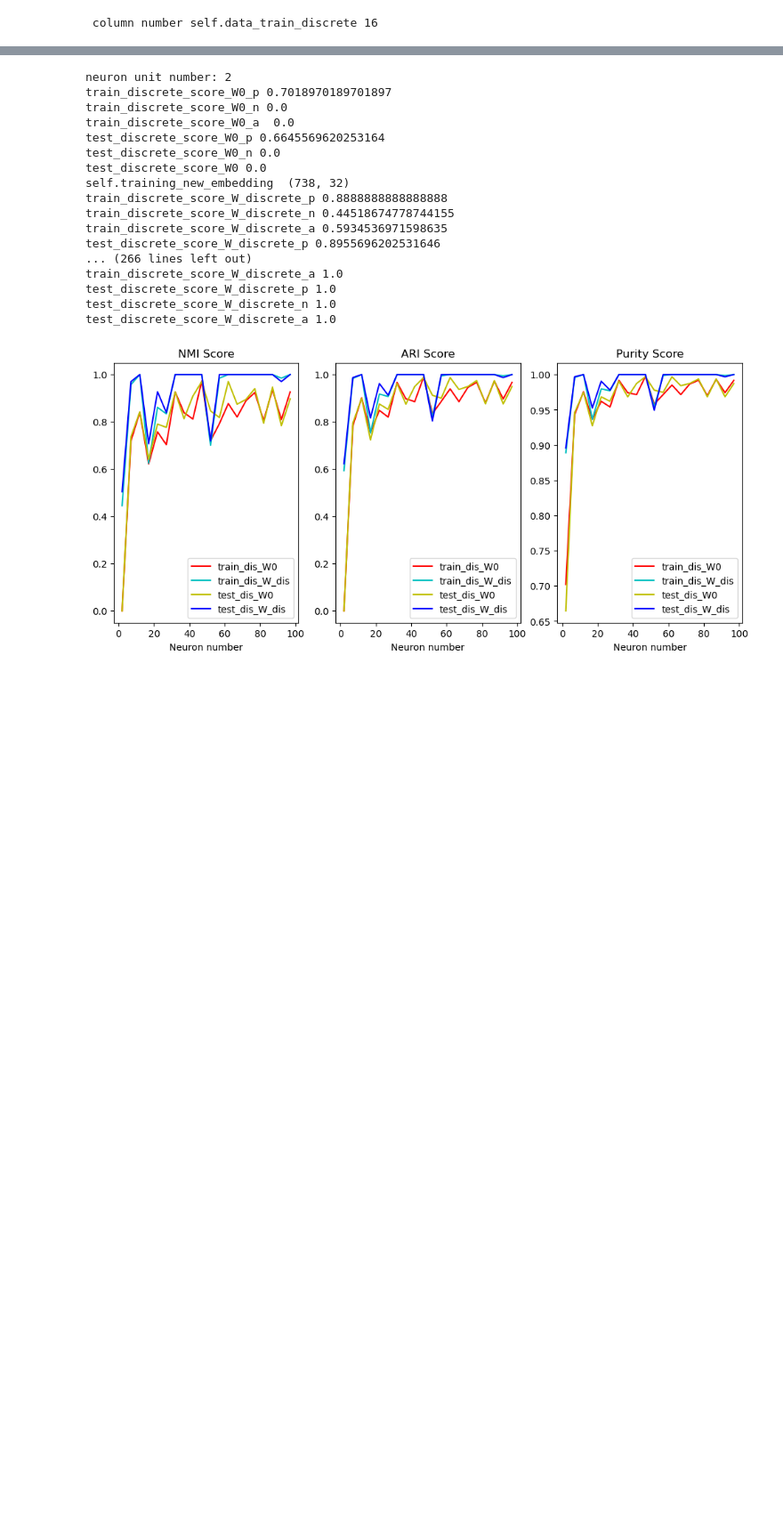
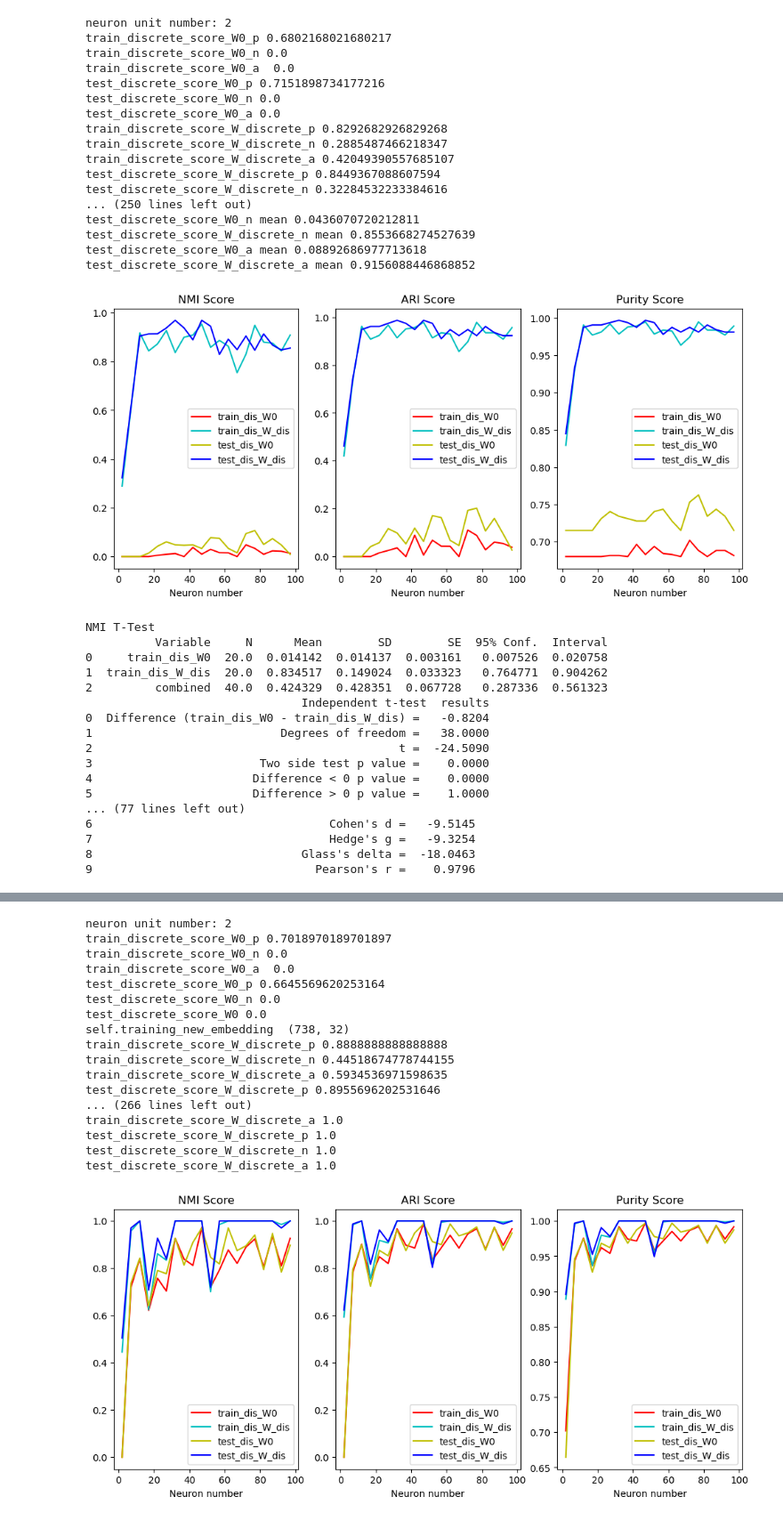
Before and after one commit to foolishfool/JupyterNotebook, a Jupyter notebook: SOM/CDSOM_ToddlerAutism.ipynb, the cells around one changed output, grey strips where cells are left out. Shown at 89% size. Saved outputs shown, nothing was run; the diff lists cells and outputs as text; code cells hidden in the pictures; blank space fills up the shorter version.

```diff
--- a/SOM/CDSOM_ToddlerAutism.ipynb
+++ b/SOM/CDSOM_ToddlerAutism.ipynb
@@ -15,22 +15,76 @@ warnings.filterwarnings("ignore", category=np.VisibleDeprecationWarning)
 dataread = dataset_read.DATAREAD()
 # %%
 csv = pd.read_csv("Toddler Autism dataset July 2018.csv")
+csv_original_encode = csv
 
 
-dataread.stringToIntToddlerAutismDataSet(csv,"Sex")
-dataread.stringToIntToddlerAutismDataSet(csv,"Ethnicity")
-dataread.stringToIntToddlerAutismDataSet(csv,"Jaundice")
-dataread.stringToIntToddlerAutismDataSet(csv,"Family_mem_with_ASD")
-dataread.stringToIntToddlerAutismDataSet(csv,"Who completed the test")
-dataread.stringToIntToddlerAutismDataSet(csv,"Class/ASD Traits ")
+# class label do not need to onehot encoding, label ercoding will be OK
+dataread.label_encoding(csv_original_encode,"Class/ASD Traits ")
+#one hot encoding vs proposed
+dataread.binary_encoding(csv_original_encode,["Sex","Ethnicity","Jaundice","Family_mem_with_ASD","Who completed the test"])
+
+dataread.label_encoding(csv,"Sex")
+dataread.label_encoding(csv,"Ethnicity")
+dataread.label_encoding(csv,"Jaundice")
+dataread.label_encoding(csv,"Family_mem_with_ASD")
+dataread.label_encoding(csv,"Who completed the test")
+dataread.label_encoding(csv,"Class/ASD Traits ")
 
 
 csv_test = csv.sample(int(csv.shape[0]*0.3))
 csv_training = csv.drop(csv_test.index,axis = 0)
-dataread.initializedataset(csv,csv_training,csv_test,"Class/ASD Traits ")
 
-#print(dataread.data_test)
 
-#print(dataread.data_test_discrete_after_transfer)
+csv_test_original_encoded = dataread.original_encoding_data.sample(int(dataread.original_encoding_data.shape[0]*0.3))
+csv_training_original_encoded = dataread.original_encoding_data.drop(csv_test_original_encoded.index,axis = 0)
+
+dataread.initializedataset(csv,csv_training,csv_test,csv_training_original_encoded,csv_test_original_encoded,"Class/ASD Traits ")
-# %% [output]
- column number self.data_train_discrete 16
+# %%
+#base N encoding
+import experiment
+unstable_repeat_num= 30
+scope_num = 100
+class_num = 2
+dim_num = 7
+best_num = 48
+interval = 5
+
+
+experiment = experiment.Experiment()
+experiment.UTtest_Discrete_Continuous(dataread,False,class_num,best_num, scope_num,unstable_repeat_num,0,interval,1,3)
+# %% [output]
+neuron unit number: 2
+train_discrete_score_W0_p 0.6802168021680217
+train_discrete_score_W0_n 0.0
+train_discrete_score_W0_a  0.0
+test_discrete_score_W0_p 0.7151898734177216
+test_discrete_score_W0_n 0.0
+test_discrete_score_W0_a 0.0
+train_discrete_score_W_discrete_p 0.8292682926829268
+train_discrete_score_W_discrete_n 0.2885487466218347
+train_discrete_score_W_discrete_a 0.42049390557685107
+test_discrete_score_W_discrete_p 0.8449367088607594
+test_discrete_score_W_discrete_n 0.32284532233384616
+... (250 lines left out)
+test_discrete_score_W0_n mean 0.0436070720212811
+test_discrete_score_W_discrete_n mean 0.8553668274527639
+test_discrete_score_W0_a mean 0.08892686977713618
+test_discrete_score_W_discrete_a mean 0.9156088446868852
+[figure, added]
+NMI T-Test
+          Variable     N      Mean        SD        SE  95% Conf.  Interval
+0     train_dis_W0  20.0  0.014142  0.014137  0.003161   0.007526  0.020758
+1  train_dis_W_dis  20.0  0.834517  0.149024  0.033323   0.764771  0.904262
+2         combined  40.0  0.424329  0.428351  0.067728   0.287336  0.561323
+                               Independent t-test  results
+0  Difference (train_dis_W0 - train_dis_W_dis) =   -0.8204
+1                           Degrees of freedom =   38.0000
+2                                            t =  -24.5090
+3                        Two side test p value =    0.0000
+4                       Difference < 0 p value =    0.0000
+5                       Difference > 0 p value =    1.0000
+... (77 lines left out)
+6                                  Cohen's d =   -9.5145
+7                                  Hedge's g =   -9.3254
+8                              Glass's delta =  -18.0463
+9                                Pearson's r =    0.9796
```
Also changed, not shown: parts of 5 cells of this notebook, 32 other files.
